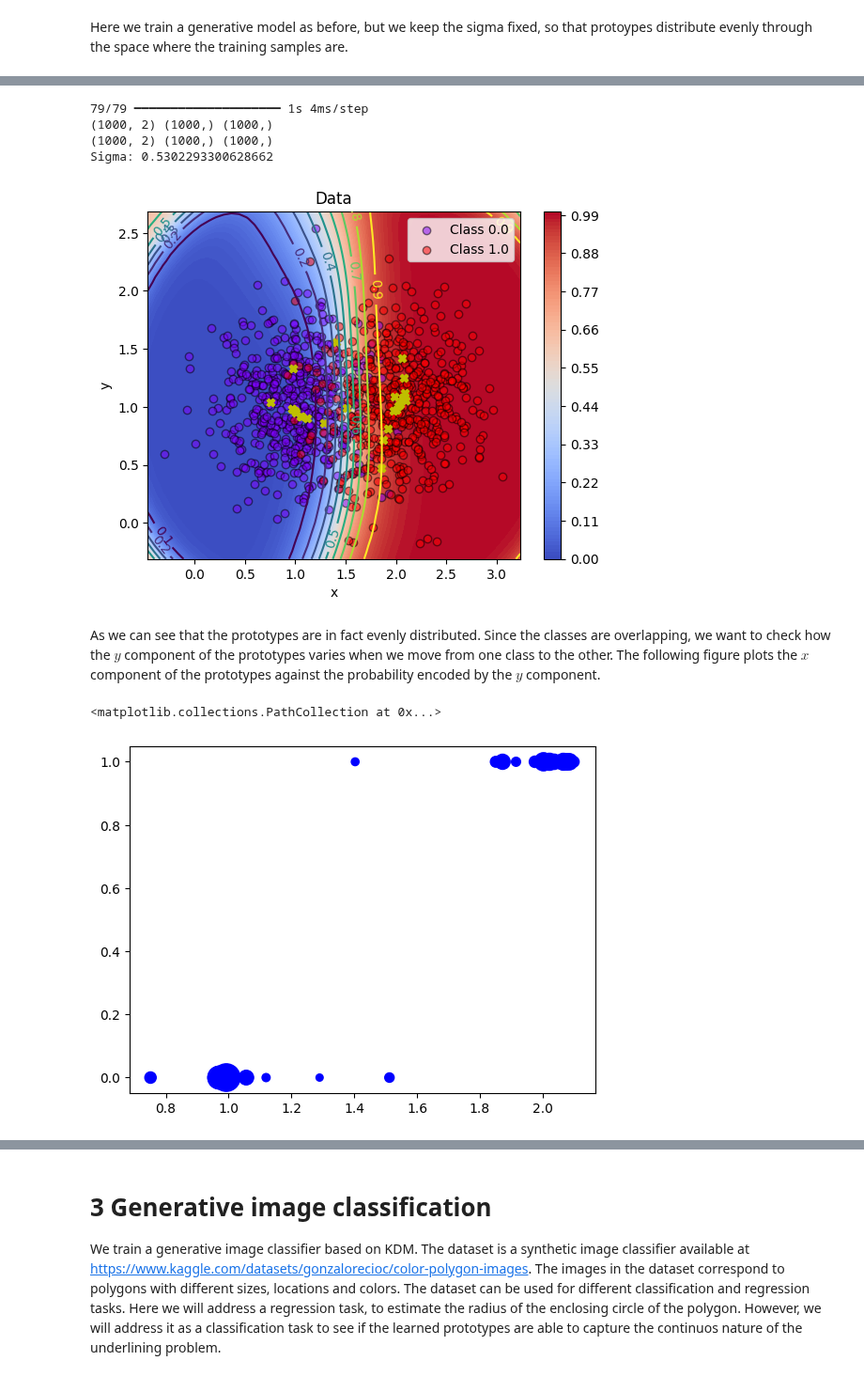
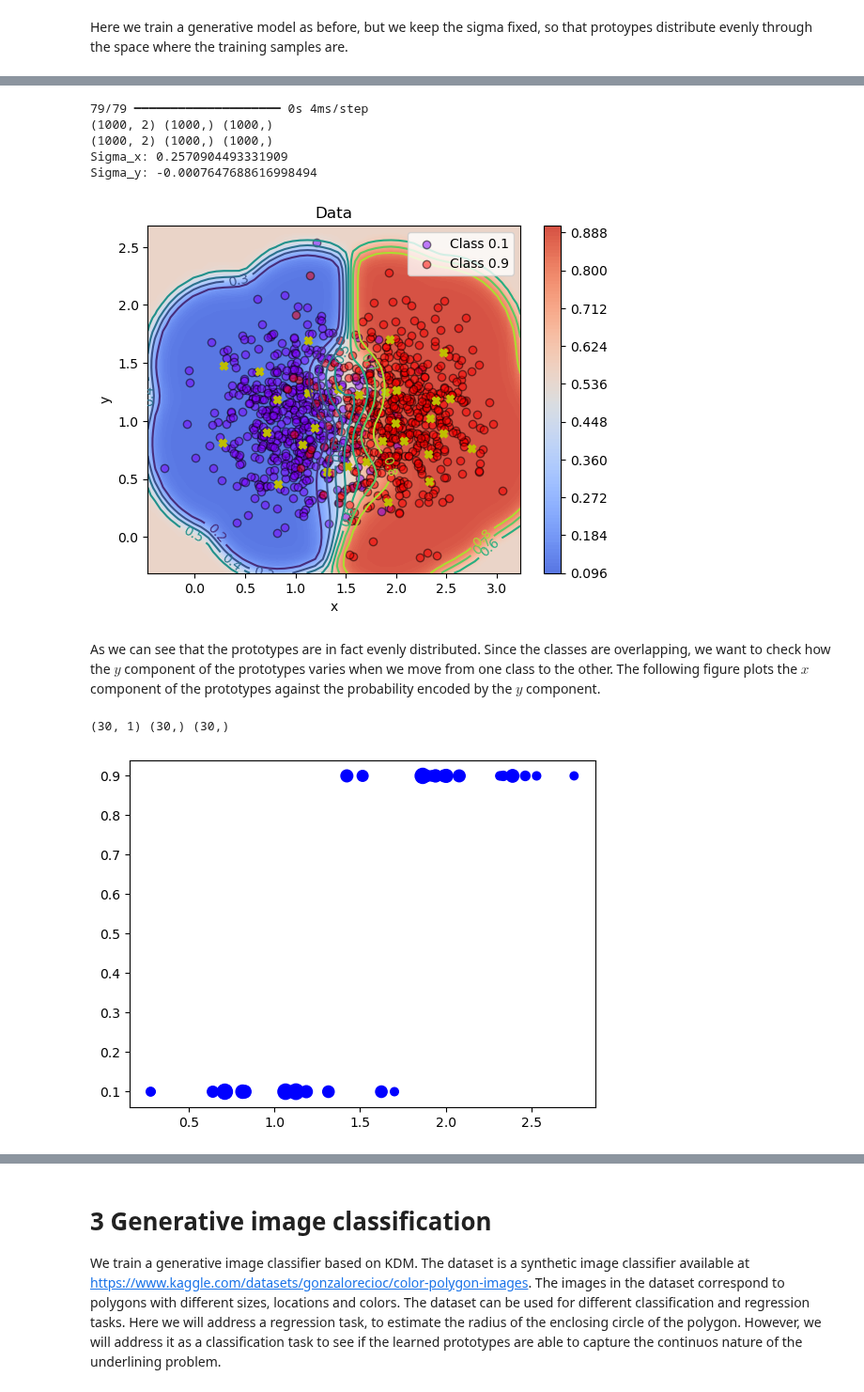
Before and after one commit to fagonzalezo/kdm, a Jupyter notebook: examples/kdm_generative_regress.ipynb, the cells around one changed output, grey strips where cells are left out. Shown at 94% size. Drawn from its saved outputs; the diff is of its cells as text; code cells hidden in the pictures.

Commit message:
Refactor KDM regression model to introduce new parametera and update log likelihood calculation.

```diff
--- a/examples/kdm_generative_regress.ipynb
+++ b/examples/kdm_generative_regress.ipynb
@@ -113,7 +95,7 @@ y_blobs = y_blobs.reshape(-1, 1) * 1.0
 print(y_blobs.shape)
 #y_blobs_ohe = keras.utils.to_categorical(y_blobs)
 # scale y_blobs to be in the range [0.1, 0.9]
-#y_blobs = (y_blobs - np.min(y_blobs)) / (np.max(y_blobs) - np.min(y_blobs)) * 0.8 + 0.1
+y_blobs = (y_blobs - np.min(y_blobs)) / (np.max(y_blobs) - np.min(y_blobs)) * 0.8 + 0.1
 #y_blobs_ohe = (y_blobs_ohe - np.min(y_blobs_ohe)) / (np.max(y_blobs_ohe) - np.min(y_blobs_ohe)) * 0.8 + 0.1
 # %% [output]
 [figure]
@@ -130,9 +112,11 @@ kdm_reg_model = KDMRegressModel(encoded_size=encoded_size,
                             dim_y=1,
                             encoder=encoder,
                             n_comp=n_comp,
-                            sigma_x=0.1,
+                            sigma_x=0.05,
                             sigma_y=0.1,
-                            generative=True)
+                            min_sigma_y=0.05,
+                            generative=1.0,
+                            sigma_x_trainable=False)
 
 # train the classifier
 kdm_reg_model.compile(optimizer=optimizers.Adam(learning_rate=5e-3))
@@ -142,5 +126,5 @@ kdm_reg_model.init_components(X_blobs[idx],
                           y_blobs[idx],
                           init_sigma=True)
 
-kdm_reg_model.fit(X_blobs, y_blobs, epochs=100, batch_size=32, verbose=1)
+kdm_reg_model.fit(X_blobs, y_blobs, epochs=10, batch_size=32, verbose=1)
 # %% [output]
@@ -181,22 +168,25 @@ plt.scatter(kdm_reg_model.kdm.c_x.numpy()[:, 0], kdm_reg_model.kdm.c_x.numpy()[:
 #score = kdm_reg_model.evaluate(X_blobs, y_blobs, verbose=0)
 #print('Test loss:', score[0])
 #print('Test accuracy:', score[1])
-print(f'Sigma: {kdm_reg_model.kernel.sigma.numpy()}')
+print(f'Sigma_x: {kdm_reg_model.kernel.sigma.numpy()}')
+print(f'Sigma_y: {kdm_reg_model.sigma_y.numpy()}')
 # %% [output]
-79/79 ━━━━━━━━━━━━━━━━━━━━ 1s 4ms/step
+79/79 ━━━━━━━━━━━━━━━━━━━━ 0s 4ms/step
 (1000, 2) (1000,) (1000,)
 (1000, 2) (1000,) (1000,)
-Sigma: 0.5302293300628662
+Sigma_x: 0.2570904493331909
+Sigma_y: -0.0007647688616998494
-[figure, old version]
+[figure, new version]
 # %% [markdown]
 As we can see that the prototypes are in fact evenly distributed. Since the classes are overlapping, we want to check how the $y$ component of the prototypes varies when we move from one class to the other. The following figure plots the $x$ component of the prototypes against the probability encoded by the $y$ component.
 # %%
 weights = np.abs(kdm_reg_model.kdm.c_w.numpy())
 ys  = kdm_reg_model.kdm.c_y.numpy()
-ys = keras.utils.normalize(ys, order=2, axis=-1) ** 2
+#ys = keras.utils.normalize(ys, order=2, axis=-1) ** 2
 xs = kdm_reg_model.kdm.c_x.numpy()[:, 0]
 # plot the prototypes with circles with size proportional to the weights
 plt.scatter(xs, ys[:, 0], c='b', marker='o', s=weights*1000)
+print(ys.shape, xs.shape, weights.shape)
 # %% [output]
-<matplotlib.collections.PathCollection at 0x...>
+(30, 1) (30,) (30,)
-[figure, old version]
+[figure, new version]
```
Also changed, not shown: parts of 4 cells of this notebook, 3 other files.
